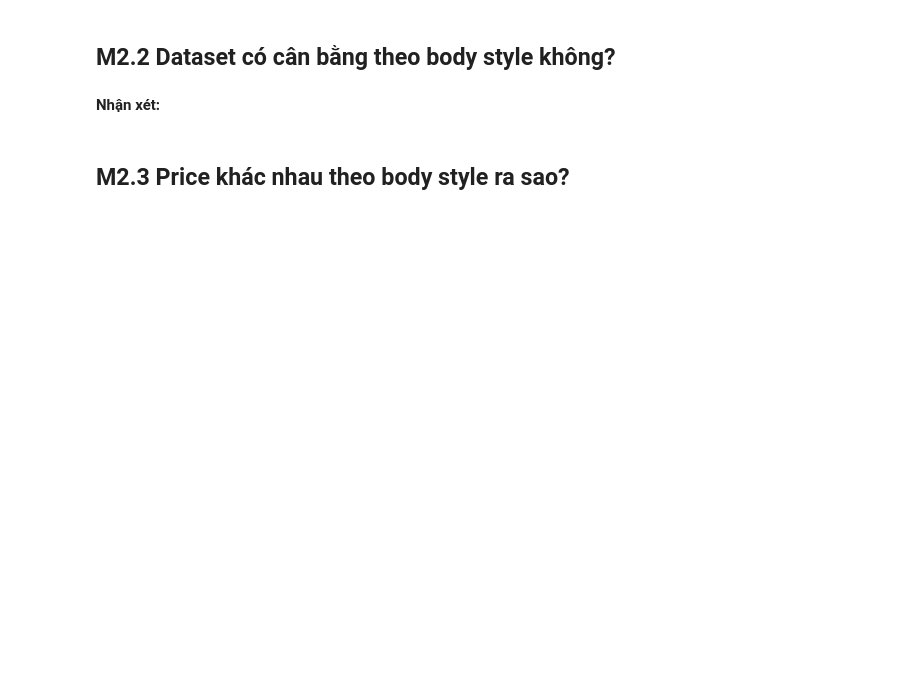
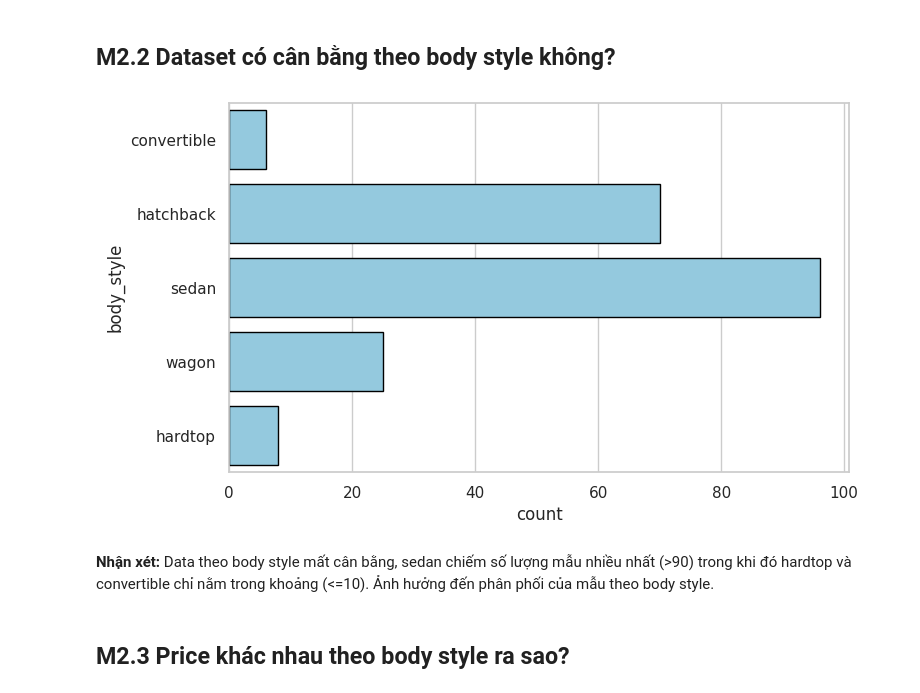
Before and after one commit to hanghithien/mliot-pyml-2026-hw, a Jupyter notebook: week02/numpy-pandas-eda-hw/numpy_pandas_eda_hw.ipynb, the cells around one changed output. Cells and saved outputs as stored; diff of their text form; code cells hidden in the pictures; blank space fills up the shorter version.

```diff
--- a/week02/numpy-pandas-eda-hw/numpy_pandas_eda_hw.ipynb
+++ b/week02/numpy-pandas-eda-hw/numpy_pandas_eda_hw.ipynb
@@ -411,8 +423,14 @@ Mỗi biểu đồ cần:
 ## M2.2 Dataset có cân bằng theo body style không?
 # %%
 # TODO M2.2: countplot của body_style
+body_style = df_clean['body_style']
+sns.countplot(body_style, color = 'skyblue', edgecolor = 'black')
+plt.show()
+# %% [output]
+[figure, added]
 # %% [markdown]
 **Nhận xét:** <!-- 1--2 câu -->
+Data theo body style mất cân bằng, sedan chiếm số lượng mẫu nhiều nhất (>90) trong khi đó hardtop và convertible chỉ nằm trong khoảng (<=10). Ảnh hưởng đến phân phối của mẫu theo body style.
 # %% [markdown]
 ## M2.3 Price khác nhau theo body style ra sao?
 # %%
```
Also changed, not shown: parts of 14 cells of this notebook.
